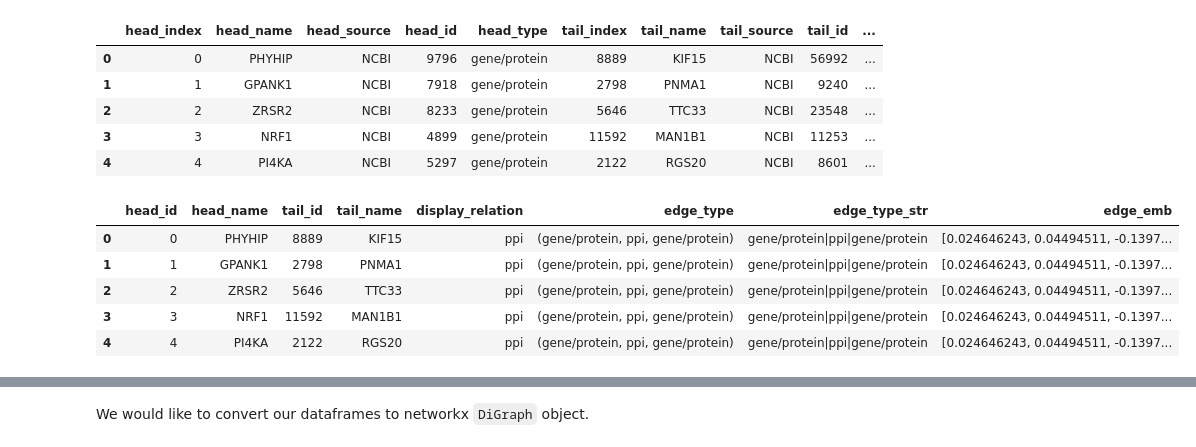
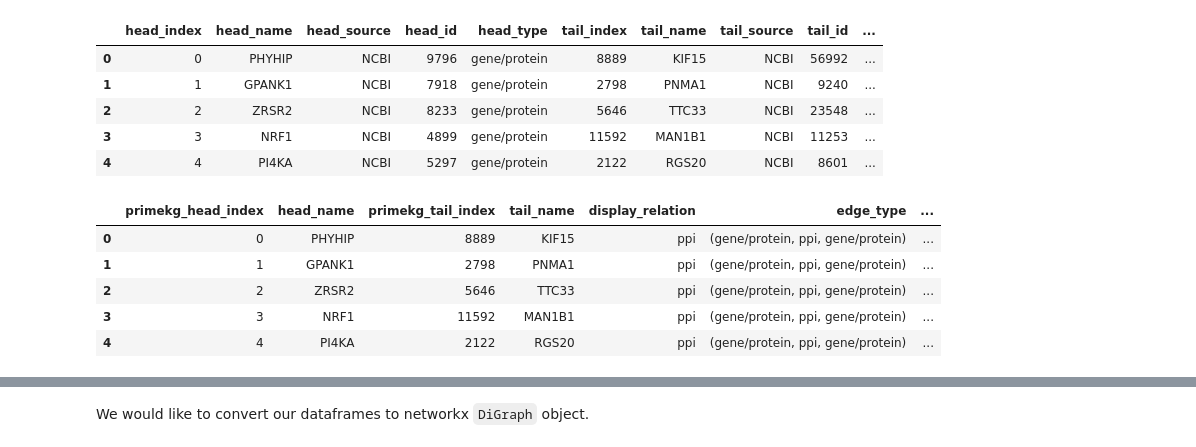
Before and after one commit to VirtualPatientEngine/AIAgents4Pharma, a Jupyter notebook: docs/notebooks/talk2knowledgegraphs/tutorial_biobridge_multimodal.ipynb, the cells around one changed output, grey strips where cells are left out. Cells and saved outputs as stored; diff of their text form; code cells hidden in the pictures.

```diff
--- a/docs/notebooks/talk2knowledgegraphs/tutorial_biobridge_multimodal.ipynb
+++ b/docs/notebooks/talk2knowledgegraphs/tutorial_biobridge_multimodal.ipynb
@@ -730,0 +756,9 @@ batch_metadata_df
+# %%
+output_dir = '../../../aiagents4pharma/talk2knowledgegraphs/tests/files/biobridge_multimodal/preprocessing/results/'
+dfs = []
+for b_id in batch_metadata_df.batch_id.values.tolist():
+    with open(os.path.join(output_dir, f'{b_id}.parquet.gzip'), 'rb') as f:
+        df = pd.read_parquet(f)
+        print(f"Batch ID: {b_id}, Shape: {df.shape}")
+        dfs.append(df)
+edges_feat_embeddings_df = pd.concat(dfs, ignore_index=True)
@@ -730,0 +790,6 @@ batch_metadata_df
+# %%
+edges_feat_embeddings_df['head_index'] = edges_feat_embeddings_df['custom_id'].apply(lambda x: int(x.split('_')[1]))
+edges_feat_embeddings_df['tail_index'] = edges_feat_embeddings_df['custom_id'].apply(lambda x: int(x.split('_')[2]))
+edges_feat_embeddings_df['display_relation'] = edges_feat_embeddings_df['custom_id'].apply(lambda x: x.split('_')[3])
+edges_feat_embeddings_df.drop(columns=['custom_id'], inplace=True)
+edges_feat_embeddings_df.head(5)
@@ -730,0 +803,4 @@ batch_metadata_df
+# %%
+edges_df = edges_df.merge(edges_feat_embeddings_df, on=['head_index', 'tail_index', 'display_relation'], how='left')
+edges_df.rename(columns={'embedding': 'feat_emb'}, inplace=True)
+edges_df.head(5)
@@ -771,15 +863,15 @@ After that, we perform the same embedding process for the edges using Ollama mod
 # # Add them as features to the dataframe
 # edges_df['edge_attr'] = edge_embeddings
 # %%
-# Using nomic-ai/nomic-embed-text-v1.5 model via Ollama
-emb_model = EmbeddingWithOllama(model_name='nomic-embed-text')
+# # Using nomic-ai/nomic-embed-text-v1.5 model via Ollama
+# emb_model = EmbeddingWithOllama(model_name='nomic-embed-text')
 
-# Populate the edge embeddings dictionary
-edge_embeddings_keys = edges_df.edge_type.unique().tolist()
-edge_embeddings = emb_model.embed_documents([str(e) for e in edge_embeddings_keys])
-edge_embeddings_dict = dict(zip(edge_embeddings_keys, edge_embeddings))
-edges_df['edge_emb'] = edges_df.apply(lambda x: edge_embeddings_dict[x.edge_type], axis=1)
-edges_df.head(5)
+# # Populate the edge embeddings dictionary
+# edge_embeddings_keys = edges_df.edge_type.unique().tolist()
+# edge_embeddings = emb_model.embed_documents([str(e) for e in edge_embeddings_keys])
+# edge_embeddings_dict = dict(zip(edge_embeddings_keys, edge_embeddings))
+# edges_df['edge_emb'] = edges_df.apply(lambda x: edge_embeddings_dict[x.edge_type], axis=1)
+# edges_df.head(5)
 # %% [output]
 |  | head_index | head_name | head_source | head_id | head_type | tail_index | tail_name | tail_source | tail_id | ... |
 | 0 | 0 | PHYHIP | NCBI | 9796 | gene/protein | 8889 | KIF15 | NCBI | 56992 | ... |
@@ -790,17 +882,17 @@ edges_df.head(5)
 # %%
 # Drop and rename several columns
 edges_df.drop(columns=['head_source', 'head_id', 'head_type', 'tail_source', 'tail_id', 'tail_type', 'relation'], inplace=True)
-edges_df.rename(columns={'head_index': 'head_id', 'tail_index': 'tail_id'}, inplace=True)
+edges_df.rename(columns={'head_index': 'primekg_head_index', 'tail_index': 'primekg_tail_index'}, inplace=True)
 
 # Check dataframe of edges
 edges_df.head(5)
 # %% [output]
-|  | head_id | head_name | tail_id | tail_name | display_relation | edge_type | edge_type_str | edge_emb |
-| 0 | 0 | PHYHIP | 8889 | KIF15 | ppi | (gene/protein, ppi, gene/protein) | gene/protein|ppi|gene/protein | [0.024646243, 0.04494511, -0.1397... |
-| 1 | 1 | GPANK1 | 2798 | PNMA1 | ppi | (gene/protein, ppi, gene/protein) | gene/protein|ppi|gene/protein | [0.024646243, 0.04494511, -0.1397... |
-| 2 | 2 | ZRSR2 | 5646 | TTC33 | ppi | (gene/protein, ppi, gene/protein) | gene/protein|ppi|gene/protein | [0.024646243, 0.04494511, -0.1397... |
-| 3 | 3 | NRF1 | 11592 | MAN1B1 | ppi | (gene/protein, ppi, gene/protein) | gene/protein|ppi|gene/protein | [0.024646243, 0.04494511, -0.1397... |
-| 4 | 4 | PI4KA | 2122 | RGS20 | ppi | (gene/protein, ppi, gene/protein) | gene/protein|ppi|gene/protein | [0.024646243, 0.04494511, -0.1397... |
+|  | primekg_head_index | head_name | primekg_tail_index | tail_name | display_relation | edge_type | ... |
+| 0 | 0 | PHYHIP | 8889 | KIF15 | ppi | (gene/protein, ppi, gene/protein) | ... |
+| 1 | 1 | GPANK1 | 2798 | PNMA1 | ppi | (gene/protein, ppi, gene/protein) | ... |
+| 2 | 2 | ZRSR2 | 5646 | TTC33 | ppi | (gene/protein, ppi, gene/protein) | ... |
+| 3 | 3 | NRF1 | 11592 | MAN1B1 | ppi | (gene/protein, ppi, gene/protein) | ... |
+| 4 | 4 | PI4KA | 2122 | RGS20 | ppi | (gene/protein, ppi, gene/protein) | ... |
 # %%
 # Make an additional edge index column as identifier
 edges_df.reset_index(inplace=True)
```
Also changed, not shown: parts of 42 cells of this notebook, 5 other files.
